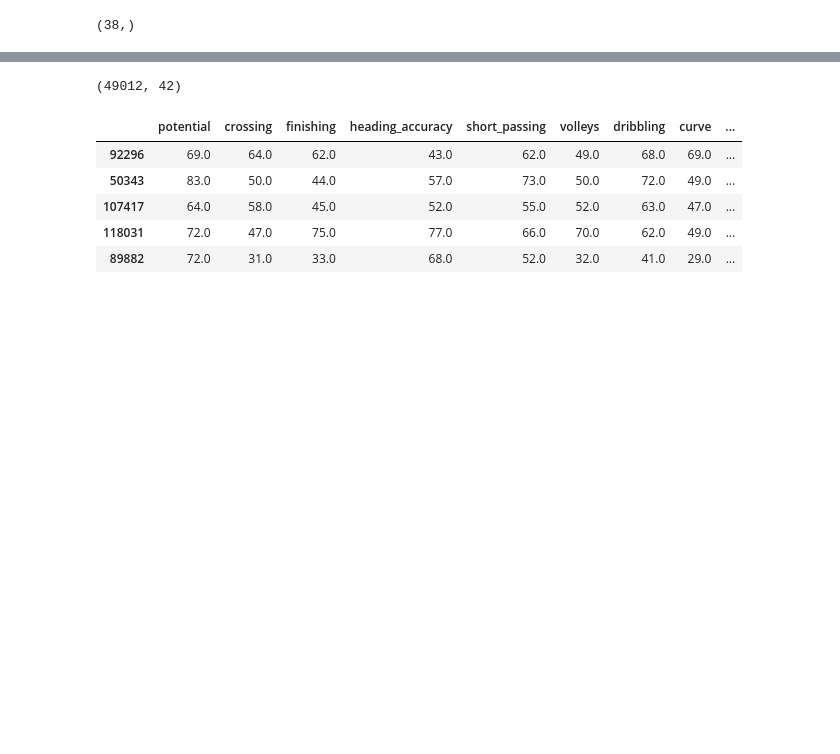
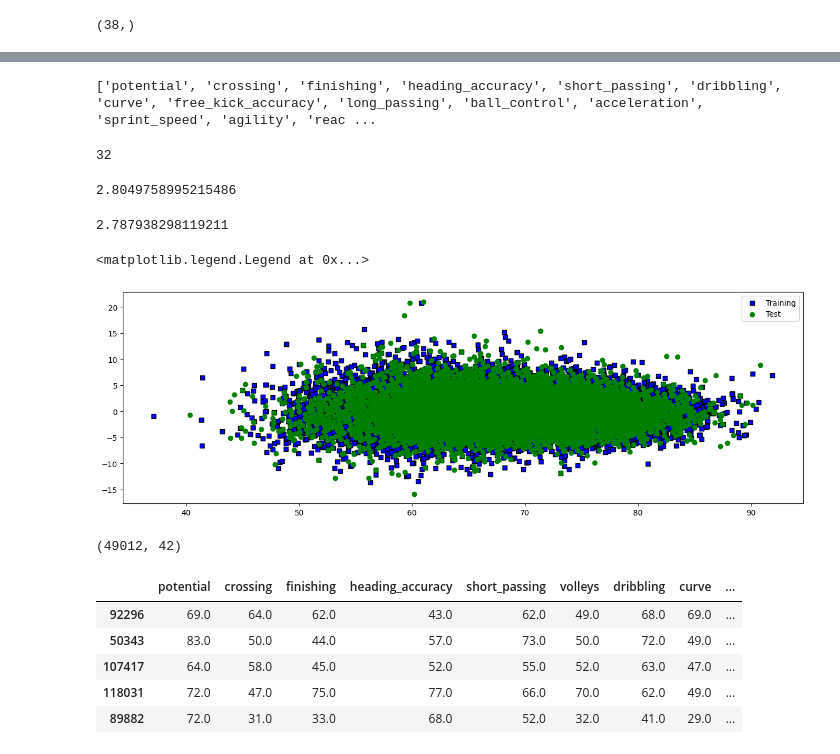
Before and after one commit to nihal-DS/Euro-Soccer-Analysis, a Jupyter notebook: Euro_Soccer1.ipynb, the cells around one changed output, grey strips where cells are left out. Saved outputs shown, nothing was run; the diff lists cells and outputs as text; code cells hidden in the pictures; blank space fills up the shorter version.

Commit message:
residual

```diff
--- a/Euro_Soccer1.ipynb
+++ b/Euro_Soccer1.ipynb
@@ -214,0 +241,37 @@ sns.heatmap(X_ols.corr(), annot = True, square = True)
+# %%
+# r_features = [i for i in r_features.split() if i != "+"]
+print(r_features)
+len(r_features)
+# %% [output]
+['potential', 'crossing', 'finishing', 'heading_accuracy', 'short_passing', 'dribbling', 'curve', 'free_kick_accuracy', 'long_passing', 'ball_control', 'acceleration', 'sprint_speed', 'agility', 'reac ...
+32
+# %%
+X_r = X.loc[:, r_features]
+# %%
+X_train_r, X_test_r, y_train_r, y_test_r = train_test_split(X_r, y, test_size = 0.3)
+lin_model3 = LinearRegression()
+lin_model3.fit(X_train_r, y_train_r)
+y_pred3 = lin_model3.predict(X_test_r)
+rmse_r = math.sqrt(mean_squared_error(y_true = y_test_r, y_pred = y_pred3))
+print(rmse_r)
+# %% [output]
+2.8049758995215486
+# %%
+# RMSE of training data
+y_pred4 = lin_model3.predict(X_train_r)
+rmse_r_train = math.sqrt(mean_squared_error(y_true = y_train_r, y_pred = y_pred4))
+print(rmse_r_train)
+# %% [output]
+2.787938298119211
+# %%
+# Checking residuals
+e1_train = y_pred4 - y_train_r
+e1_test = y_pred3 - y_test_r
+# %%
+plt.figure(figsize = (16, 5))
+plt.scatter(x = y_pred4, y = e1_train, c = 'blue', marker = 's', label = 'Training', edgecolors = 'black')
+plt.scatter(x = y_pred3, y = e1_test, c = 'green', label = 'Test')
+plt.legend()
+# %% [output]
+<matplotlib.legend.Legend at 0x...>
+[figure, added]
```
Also changed, not shown: parts of 13 cells of this notebook, 1 other file.
